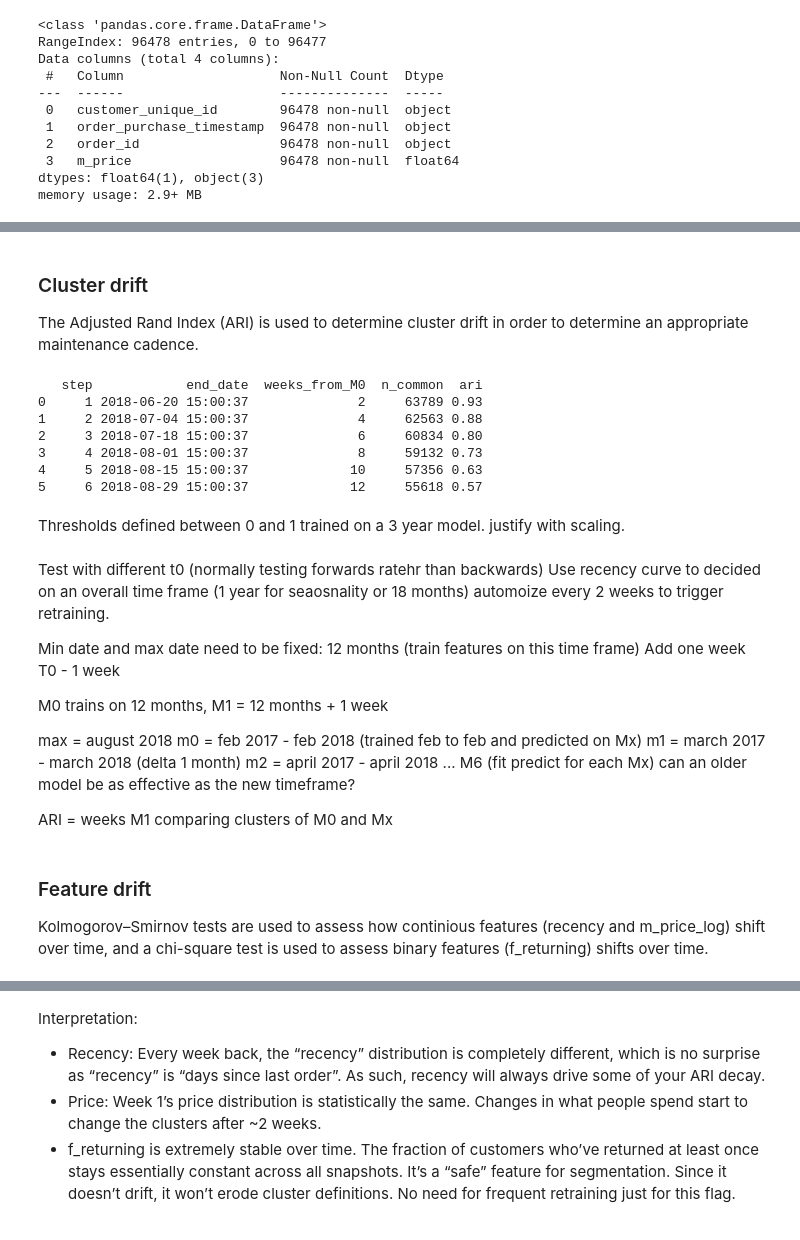
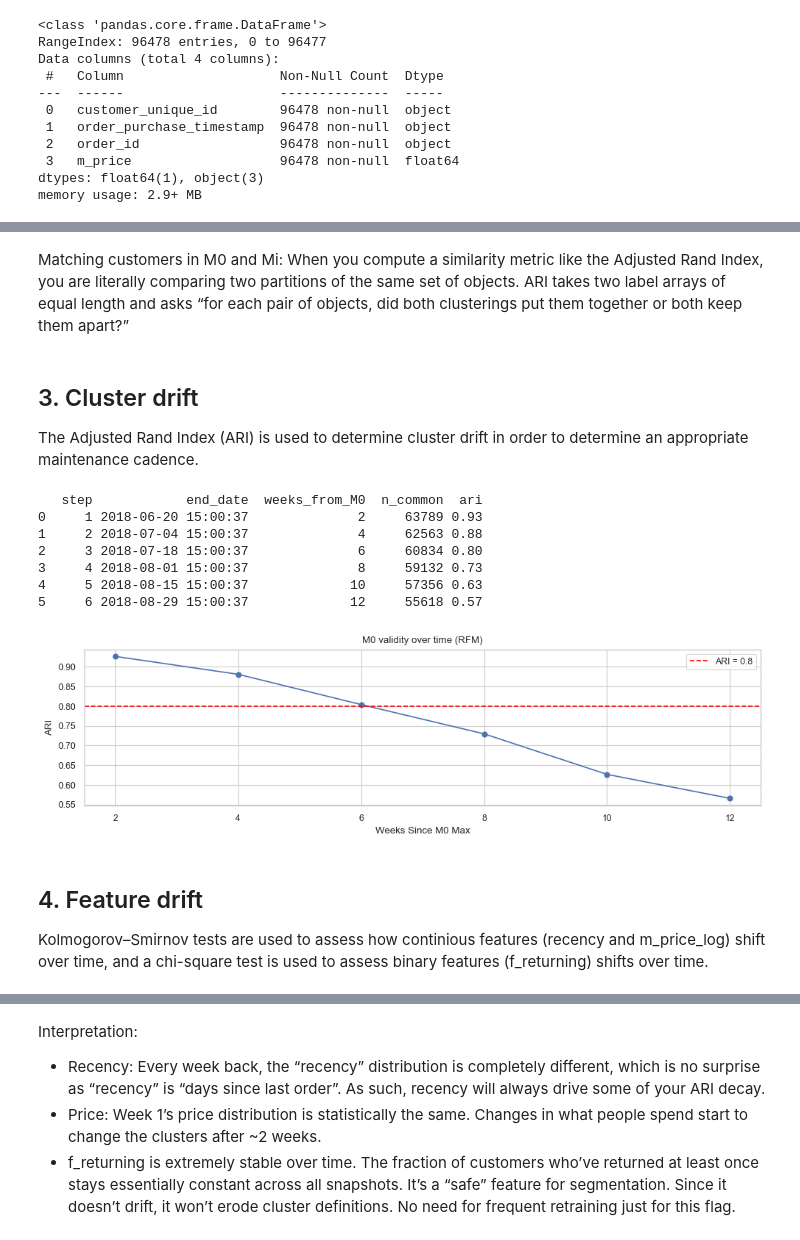
Before and after one commit to nataschaminnitt/segmenting_customers, a Jupyter notebook: notebooks/P5 notebook simulation.ipynb, the cells around one changed output, grey strips where cells are left out. Cells and saved outputs as stored; diff of their text form; code cells hidden in the pictures.

```diff
--- a/notebooks/P5 notebook simulation.ipynb
+++ b/notebooks/P5 notebook simulation.ipynb
@@ -61,3 +48,8 @@ Data columns (total 4 columns):
  3   m_price                   96478 non-null  float64
 dtypes: float64(1), object(3)
 memory usage: 2.9+ MB
+# %%
+# Check min and max dates
+min_date = df.order_purchase_timestamp.min()
+max_date = df.order_purchase_timestamp.max()
+print(min_date, '---', max_date)
@@ -350,3 +150,5 @@ def biweekly_ari(
         })
 
     return pd.DataFrame(results)
+# %% [markdown]
+Matching customers in M0 and Mi: When you compute a similarity metric like the Adjusted Rand Index, you are literally comparing two partitions of the same set of objects. ARI takes two label arrays of equal length and asks “for each pair of objects, did both clusterings put them together or both keep them apart?”
@@ -353,5 +238,5 @@ def biweekly_ari(
 # %% [markdown]
-### Cluster drift
+## 3. Cluster drift
 
 The Adjusted Rand Index (ARI) is used to determine cluster drift in order to determine an appropriate maintenance cadence.
 # %%
@@ -372,48 +257,20 @@ print(df_ari_bi)
 3     4 2018-08-01 15:00:37              8     59132 0.73
 4     5 2018-08-15 15:00:37             10     57356 0.63
 5     6 2018-08-29 15:00:37             12     55618 0.57
-# %%
-# ARI from Tmax - 24 weeks
-df_ari_bi = biweekly_ari(
-    df,
-    features=['recency','f_returning','m_price_log'],
-    best_k=4,
-    lead_time_weeks=8,
-    step_weeks=2
-)
-print(df_ari_bi)
 # %%
 # Visualise ARI
-fig, ax = plt.subplots(figsize=(8, 4))
+fig, ax = plt.subplots(figsize=(10, 3))
 ax.plot(df_ari_bi['weeks_from_M0'], df_ari_bi['ari'], marker='o', linestyle='-')
 ax.axhline(0.8, color='red', linestyle='--', label=f'ARI = 0.8')
 ax.set_xlabel('Weeks Since M0 Max')
 ax.set_ylabel('ARI')
 ax.set_title('M0 validity over time (RFM)')
 ax.legend()
 plt.tight_layout()
-plt.savefig("./plots/maintenance/M0_ARI.png")
+plt.savefig("./plots/maintenance/M0_ARI.png", dpi=300)
 plt.show()
+# %% [output]
+[figure, added]
-# %% [markdown]
-Thresholds defined between 0 and 1 trained on a 3 year model. justify with scaling.
-# %% [markdown]
-Test with different t0 (normally testing forwards ratehr than backwards)
-Use recency curve to decided on an overall time frame (1 year for seaosnality or 18 months)
-automoize every 2 weeks to trigger retraining.
-
-Min date and max date need to be fixed: 12 months (train features on this time frame)
-Add one week T0 - 1 week
-
-M0 trains on 12 months, M1 = 12 months + 1 week
-
-max = august 2018
-m0 = feb 2017 - feb 2018 (trained feb to feb and predicted on Mx)
-m1 = march 2017 - march 2018 (delta 1 month)
-m2 = april 2017 - april 2018
-... M6 (fit predict for each Mx)
-can an older model be as effective as the new timeframe?
-
-ARI = weeks M1 comparing clusters of M0 and Mx
 # %% [markdown]
-### Feature drift
+## 4. Feature drift
 Kolmogorov–Smirnov tests are used to assess how continious features (recency and m_price_log) shift over time, and a chi-square test is used to assess binary features (f_returning) shifts over time.
```
Also changed, not shown: parts of 18 cells of this notebook, 1 other file.
